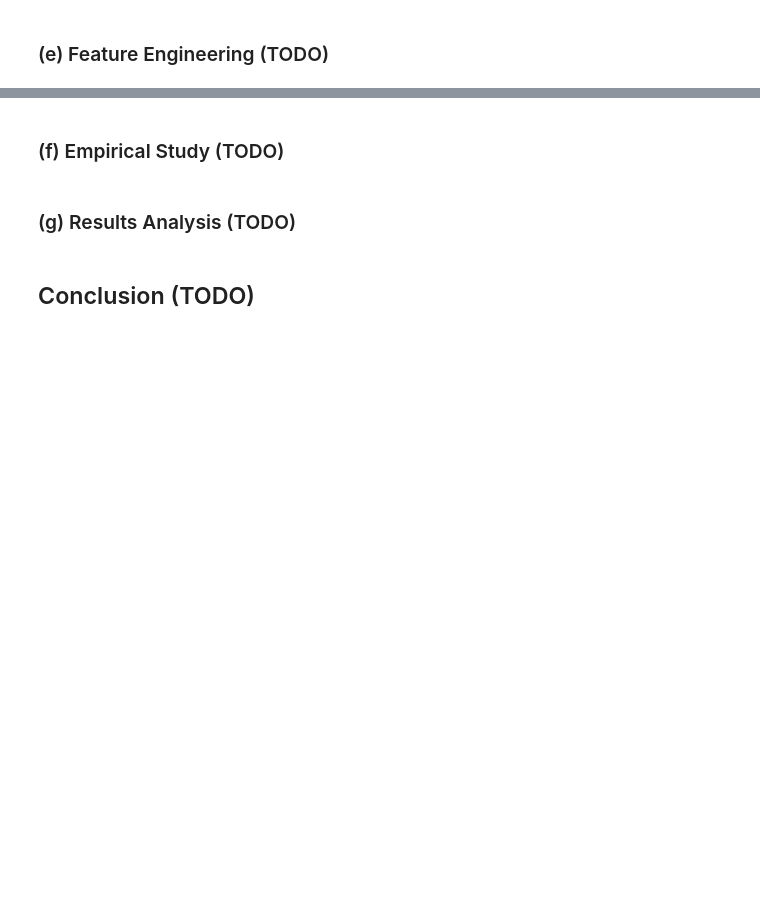
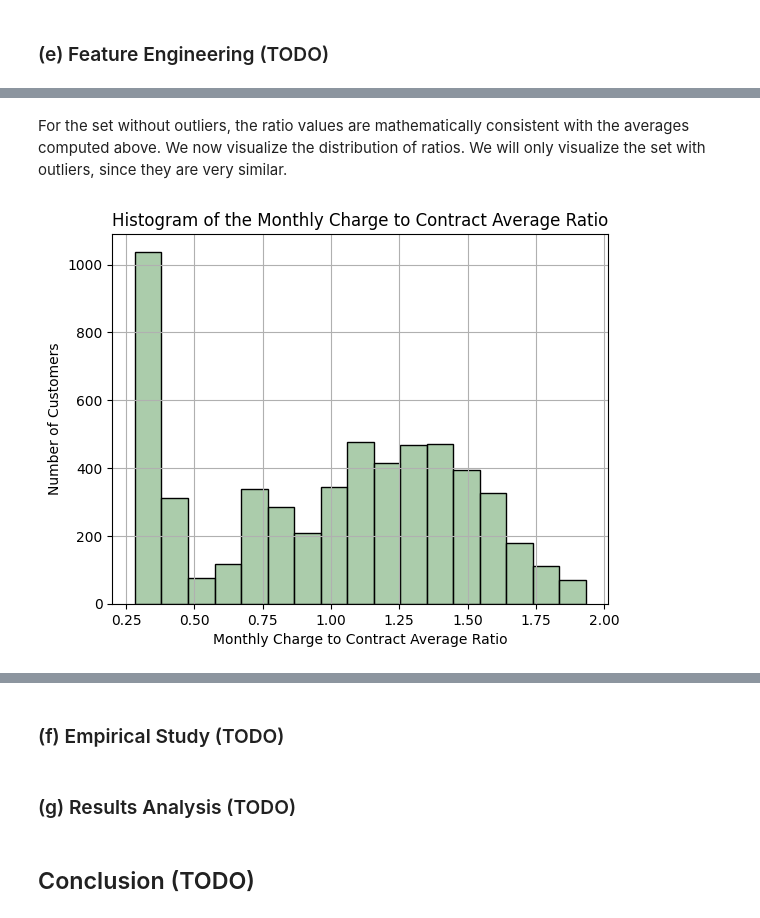
Before and after one commit to Natasa127/CSI4142-A3, a Jupyter notebook: Classification.ipynb, the cells around one changed output, grey strips where cells are left out. Saved outputs shown, nothing was run; the diff lists cells and outputs as text; code cells hidden in the pictures; blank space fills up the shorter version.

```diff
--- a/Classification.ipynb
+++ b/Classification.ipynb
@@ -1282,0 +1407,24 @@ np.float64(1.4506283662477557)
+# %% [markdown]
+For the set without outliers, the ratio values are mathematically consistent with the averages computed above. We now visualize the distribution of ratios. We will only visualize the set with outliers, since they are very similar.
+# %%
+# Visualize the Monthly Charge to Contract Average Ratio distribution
+
+# Use Freedman-Diaconis rule to determine number of bins
+x_axis = "monthlyChargeToContractAverageRatio"
+iqr = np.percentile(outliers_retained_features_constructed_train_telco_df[x_axis], 75) - np.percentile(outliers_retained_features_constructed_train_telco_df[x_axis], 25)
+bin_width = 2 * iqr / (len(outliers_retained_features_constructed_train_telco_df[x_axis]) ** (1/3))
+num_bins = int((outliers_retained_features_constructed_train_telco_df[x_axis].max() - outliers_retained_features_constructed_train_telco_df[x_axis].min()) / bin_width)
+
+# Create the histogram of tenure
+sns.histplot(data=outliers_retained_features_constructed_train_telco_df, x=x_axis, bins=num_bins, color="darkseagreen")
+
+# Label the histogram
+plt.xlabel("Monthly Charge to Contract Average Ratio")
+plt.ylabel('Number of Customers')
+plt.title('Histogram of the Monthly Charge to Contract Average Ratio')
+plt.grid()
+
+# Display plot
+plt.show()
+# %% [output]
+[figure, added]
```
Also changed, not shown: parts of 20 cells of this notebook.
